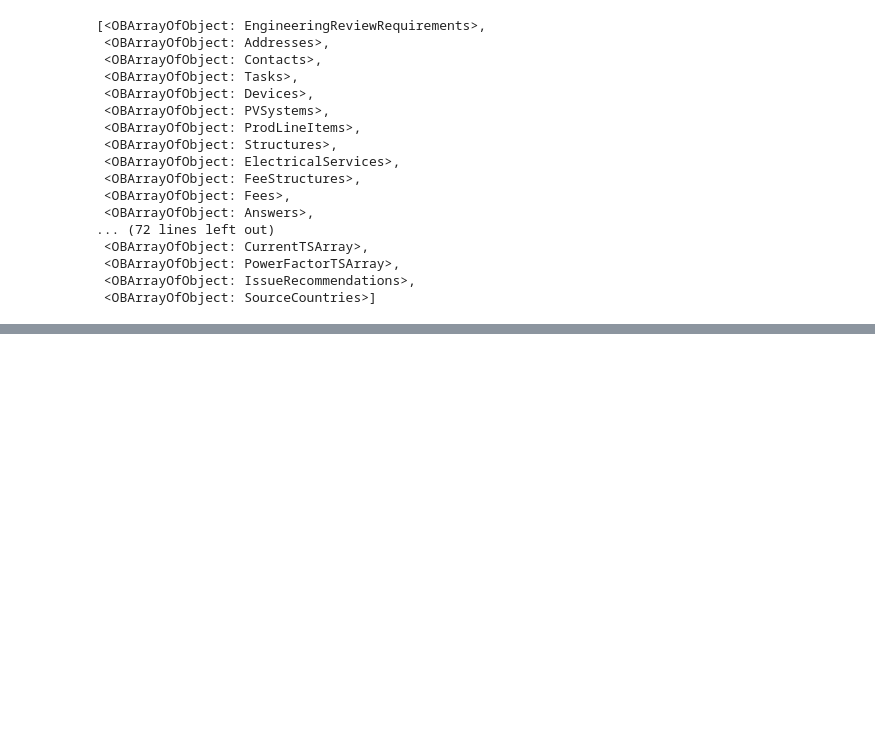
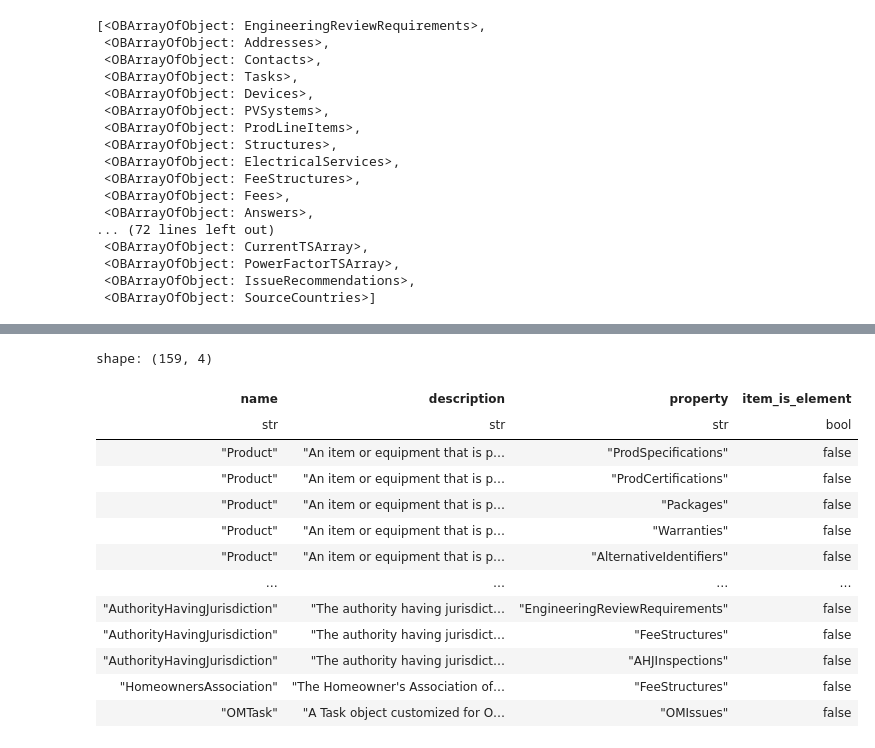
Before and after one commit to Open-Orange-Button/Orange-Button-ChecklistRegistry, a Jupyter notebook: ob_taxonomy/upload_taxonomy.ipynb, the cells around one changed output, grey strips where cells are left out. Saved outputs shown, nothing was run; the diff lists cells and outputs as text; code cells hidden in the pictures; blank space fills up the shorter version.

```diff
--- a/ob_taxonomy/upload_taxonomy.ipynb
+++ b/ob_taxonomy/upload_taxonomy.ipynb
@@ -485,0 +545,20 @@ models.OBArrayOfObject.objects.bulk_create([
+# %%
+ob_objects_and_their_nested_object_arrays =  ob_object_properties.filter(pl.col('property').is_in(
+    list(models.OBArrayOfObject.objects.filter(name__in=ob_object_properties['property']).values_list('name', flat=True))
+)).with_columns(item_is_element=False)
+ob_objects_and_their_nested_object_arrays
+# %% [output]
+shape: (159, 4)
+| name | description | property | item_is_element |
+| str | str | str | bool |
+| "Product" | "An item or equipment that is p… | "ProdSpecifications" | false |
+| "Product" | "An item or equipment that is p… | "ProdCertifications" | false |
+| "Product" | "An item or equipment that is p… | "Packages" | false |
+| "Product" | "An item or equipment that is p… | "Warranties" | false |
+| "Product" | "An item or equipment that is p… | "AlternativeIdentifiers" | false |
+| … | … | … | … |
+| "AuthorityHavingJurisdiction" | "The authority having jurisdict… | "EngineeringReviewRequirements" | false |
+| "AuthorityHavingJurisdiction" | "The authority having jurisdict… | "FeeStructures" | false |
+| "AuthorityHavingJurisdiction" | "The authority having jurisdict… | "AHJInspections" | false |
+| "HomeownersAssociation" | "The Homeowner's Association of… | "FeeStructures" | false |
+| "OMTask" | "A Task object customized for O… | "OMIssues" | false |
```
Also changed, not shown: parts of 14 cells of this notebook, 1 other file.
